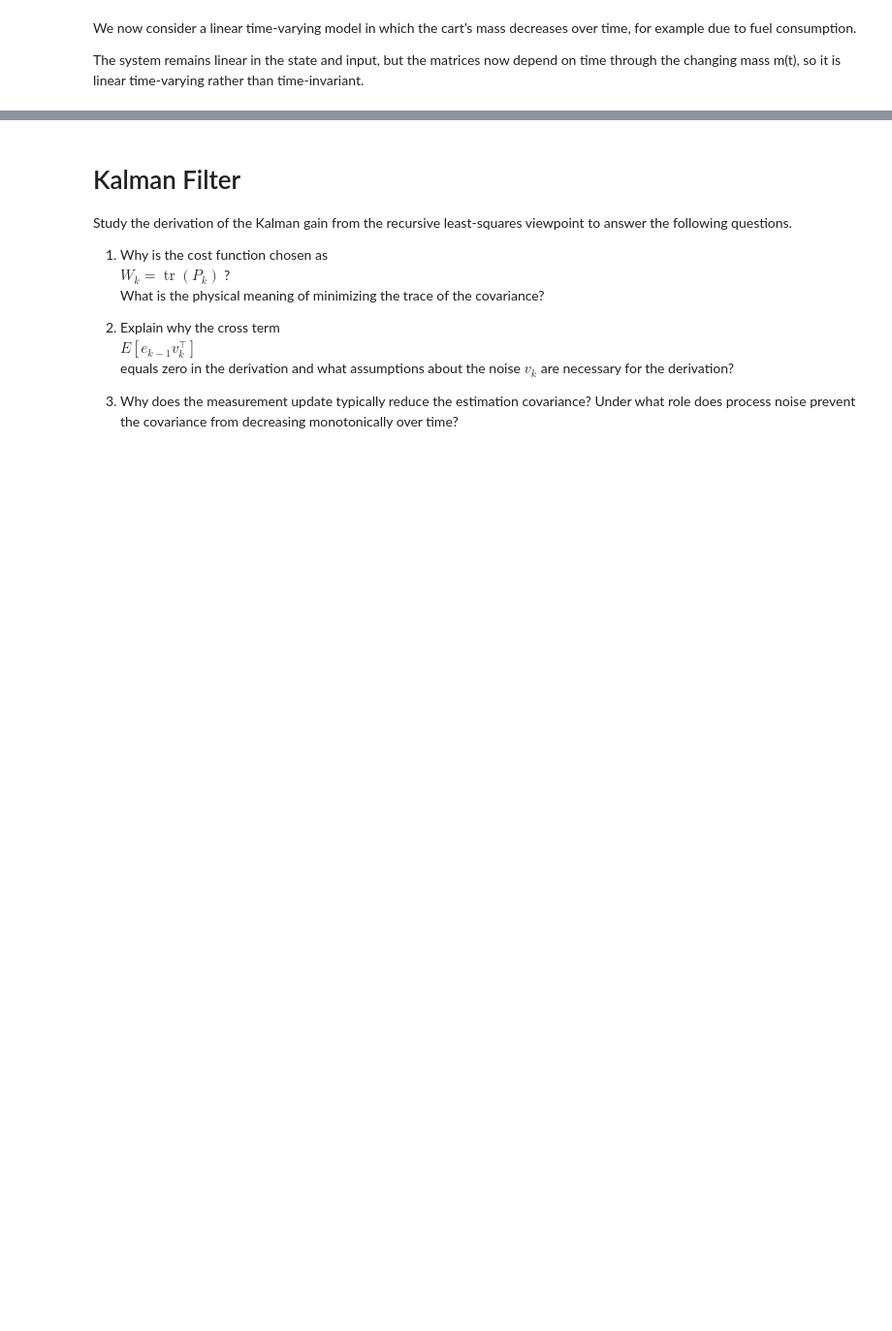
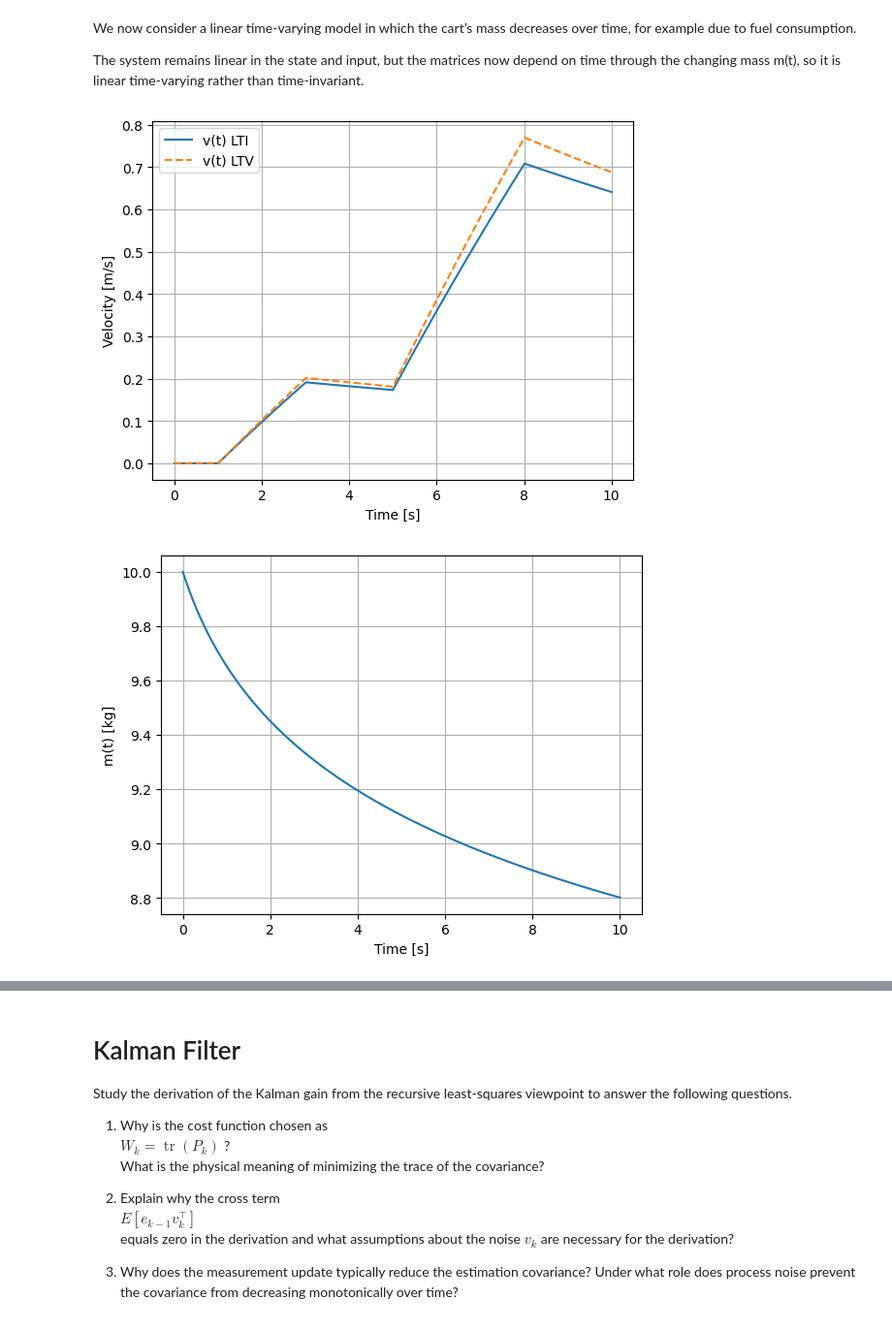
Before and after one commit to JoshClaassen02/DigitalSignalProcessing, a Jupyter notebook: Lab3/lab3_boilercode.ipynb, the cells around one changed output, grey strips where cells are left out. Shown at 97% size. Saved outputs shown, nothing was run; the diff lists cells and outputs as text; code cells hidden in the pictures; blank space fills up the shorter version.

```diff
--- a/Lab3/lab3_boilercode.ipynb
+++ b/Lab3/lab3_boilercode.ipynb
@@ -89,39 +113,51 @@ alpha = 0.5
 def mass_function(t):
     # TODO define a decreasing mass function
     return max(1.0, m0 - alpha * np.log1p(t))
+
 x_ltv = np.zeros((N_cart+1, 2))
 x_ltv[0, :] = [0.0, 0.0]
+
 for k in range(N_cart):
     mk = mass_function(t_cart[k])
     # TODO: define A and B for the current mass
-    A = None
-    B = None
+    # time-varying system matrices
+    A = np.array([
+        [0.0, 1.0],
+        [0.0, -b/mk]
+    ])
+    B = np.array([
+        [0.0],
+        [1.0/mk]
+    ])
 
     xk = x_ltv[k, :].reshape(2, 1)
     uk = u[k]
 
     # TODO: compute xdot = A @ xk + B * uk
-    xdot = None
+    xdot = A @ xk + B * uk
     x_ltv[k+1, :] = (xk + dt_cart * xdot).flatten()
 
 y_ltv = (C_lti @ x_ltv.T).T
 p_ltv, v_ltv2 = y_ltv[:, 0], y_ltv[:, 1]
 
 plt.figure()
 plt.plot(t_cart, v_lti, label="v(t) LTI")
 plt.plot(t_cart, v_ltv2, "--", label="v(t) LTV")
 plt.xlabel("Time [s]")
 plt.ylabel("Velocity [m/s]")
 plt.grid(True)
 plt.legend()
 plt.show()
 
 plt.figure()
 plt.plot(t_cart, np.array([mass_function(tt) for tt in t_cart]))
 plt.xlabel("Time [s]")
 plt.ylabel("m(t) [kg]")
 plt.grid(True)
 plt.show()
+# %% [output]
+[figure, added]
+[figure, added]
 # %%
 sigma_p = 1e-1
 sigma_v = 1e-2
```
Also changed, not shown: parts of 3 cells of this notebook.
